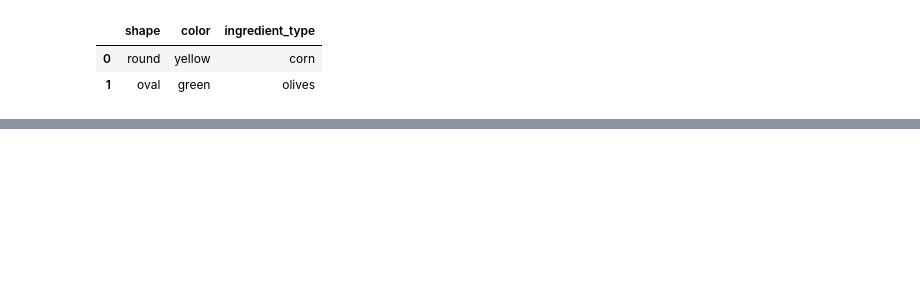
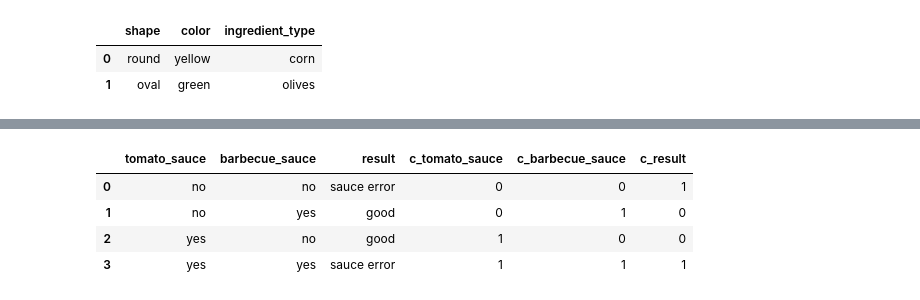
Before and after one commit to yangibal/introduction-to-deep-learning, a Jupyter notebook: Part 2 - 2.2.ipynb, the cells around one changed output, grey strips where cells are left out. Drawn from its saved outputs; the diff is of its cells as text; code cells hidden in the pictures; blank space fills up the shorter version.

```diff
--- a/Part 2 - 2.2.ipynb
+++ b/Part 2 - 2.2.ipynb
@@ -28,0 +97,12 @@ single_neuron_layer = Dense(units=1, input_dim=2, activation="sigmoid")
+# %%
+bad_pizza_dataset['c_tomato_sauce'] = bad_pizza_dataset['tomato_sauce'].apply(lambda x: 1 if x == 'yes' else 0)
+bad_pizza_dataset['c_barbecue_sauce'] = bad_pizza_dataset['barbecue_sauce'].apply(lambda x: 1 if x == 'yes' else 0)
+bad_pizza_dataset['c_result'] = bad_pizza_dataset['result'].apply(lambda x: 1 if x == 'sauce error' else 0)
+
+bad_pizza_dataset
+# %% [output]
+|  | tomato_sauce | barbecue_sauce | result | c_tomato_sauce | c_barbecue_sauce | c_result |
+| 0 | no | no | sauce error | 0 | 0 | 1 |
+| 1 | no | yes | good | 0 | 1 | 0 |
+| 2 | yes | no | good | 1 | 0 | 0 |
+| 3 | yes | yes | sauce error | 1 | 1 | 1 |
```
Also changed, not shown: parts of 12 cells of this notebook, 6 other files.
